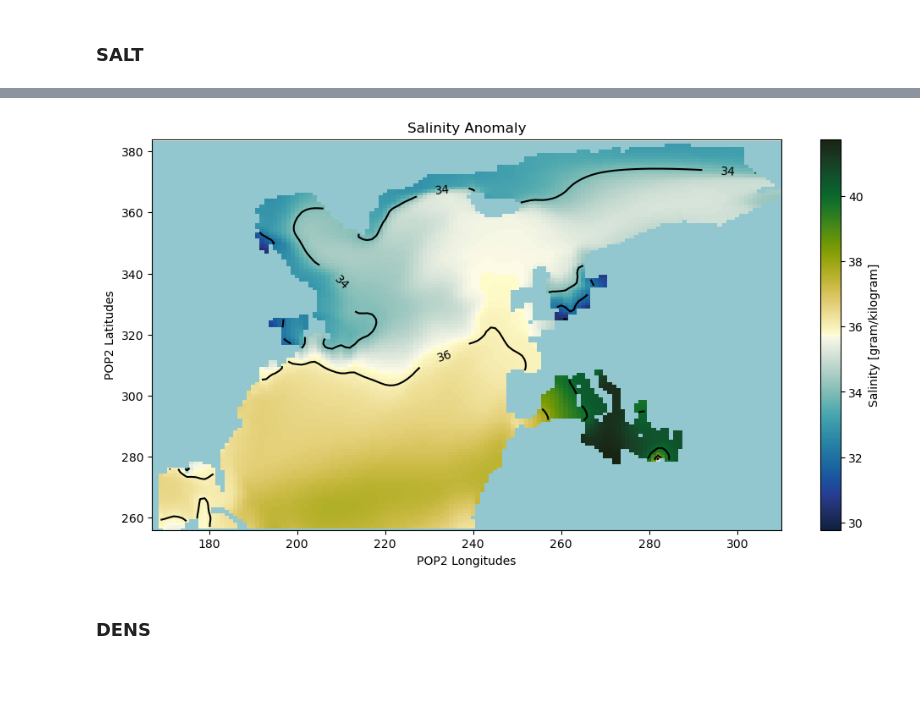
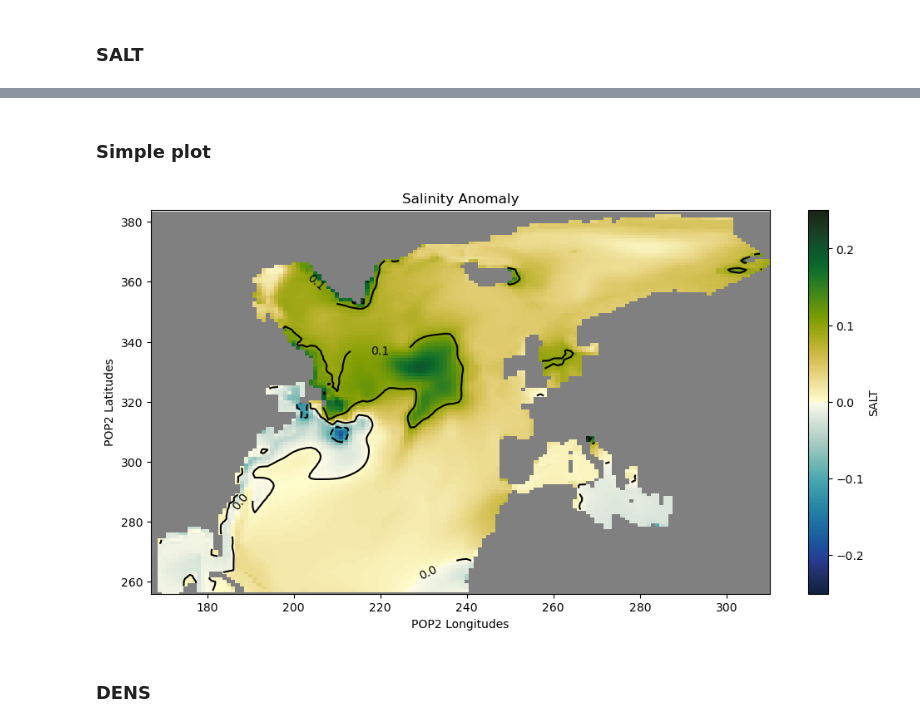
Before and after one commit to inagler/current, a Jupyter notebook: Figures_poster-Dec23.ipynb, the cells around one changed output, grey strips where cells are left out. Saved outputs shown, nothing was run; the diff lists cells and outputs as text; code cells hidden in the pictures; blank space fills up the shorter version.

```diff
--- a/Figures_poster-Dec23.ipynb
+++ b/Figures_poster-Dec23.ipynb
@@ -192,0 +311,21 @@ difference_salt = ds_ss.SALT.isel(time=0, z_t=0)
+# %%
+field = difference_salt.SALT.sel(z_t=slice(5.0000000e+02, 8.7882523e+04)).mean('z_t').roll(nlon=+100)
+vmin = -abs(field).max()
+vmax = abs(field).max()
+extent = [-35, 40, 45, 90]
+cmap = cmo.delta
+cmap.set_bad('gray')
+
+fig = plt.figure(figsize=(12, 6))
+ax = plt.axes(projection=ccrs.Orthographic(20, 65))
+ax.set_global()
+ax.gridlines()
+
+cs = ax.imshow(field, extent=(difference_salt.TLONG.min(), difference_salt.TLONG.max(), difference_salt.TLAT.min(), difference_salt.TLAT.max()),
+               origin='lower', transform=ccrs.PlateCarree(), cmap=cmap, vmin=vmin, vmax=vmax)
+ax.set_extent(extent)
+cbar = plt.colorbar(cs, label=r'Haline Anomaly [$\frac{g}{kg}$]')
+plt.title('Haline Anomaly - cartopy')
+
+#plt.show()
+plt.savefig(os.path.expanduser('~/phase1_CONDA/results/')+'salt_anomaly-cartopy.png', bbox_inches='tight', dpi=300)
@@ -193,20 +334,25 @@ difference_salt = ds_ss.SALT.isel(time=0, z_t=0)
+# %% [markdown]
+### Simple plot
 # %%
+field = difference_salt.SALT.sel(z_t=slice(5.0000000e+02, 8.7882523e+04)).mean('z_t')
+
 cmap = cmo.delta
-cmap.set_bad('#92C7D0')
+cmap.set_bad('gray')
 
 plt.figure(figsize=(12, 6))
-salt_plot = difference_salt.plot(cmap=cmap)#, vmin=vmin_salt, vmax=vmax_salt)
-contour_salt = difference_salt.plot.contour(colors='k')
+salt_plot = field.plot(cmap=cmap, vmin=vmin, vmax=vmax)
+contour_salt = field.plot.contour(colors='k')
 plt.clabel(contour_salt, inline=True, fontsize=10)
 
 plt.xlim([167, 310])
 plt.ylim([256, 384])
 plt.ylabel('POP2 Latitudes')
 plt.xlabel('POP2 Longitudes')
 plt.title('Salinity Anomaly')
-plt.show()
+#plt.show()
+plt.savefig(os.path.expanduser('~/phase1_CONDA/results/')+'salt_anomaly-POP.png', bbox_inches='tight', dpi=300)
 # %% [output]
-[figure, old version]
+[figure, new version]
 # %% [markdown]
 ### DENS
 # %% [markdown]
```
Also changed, not shown: parts of 65 cells of this notebook, 2 other files.
